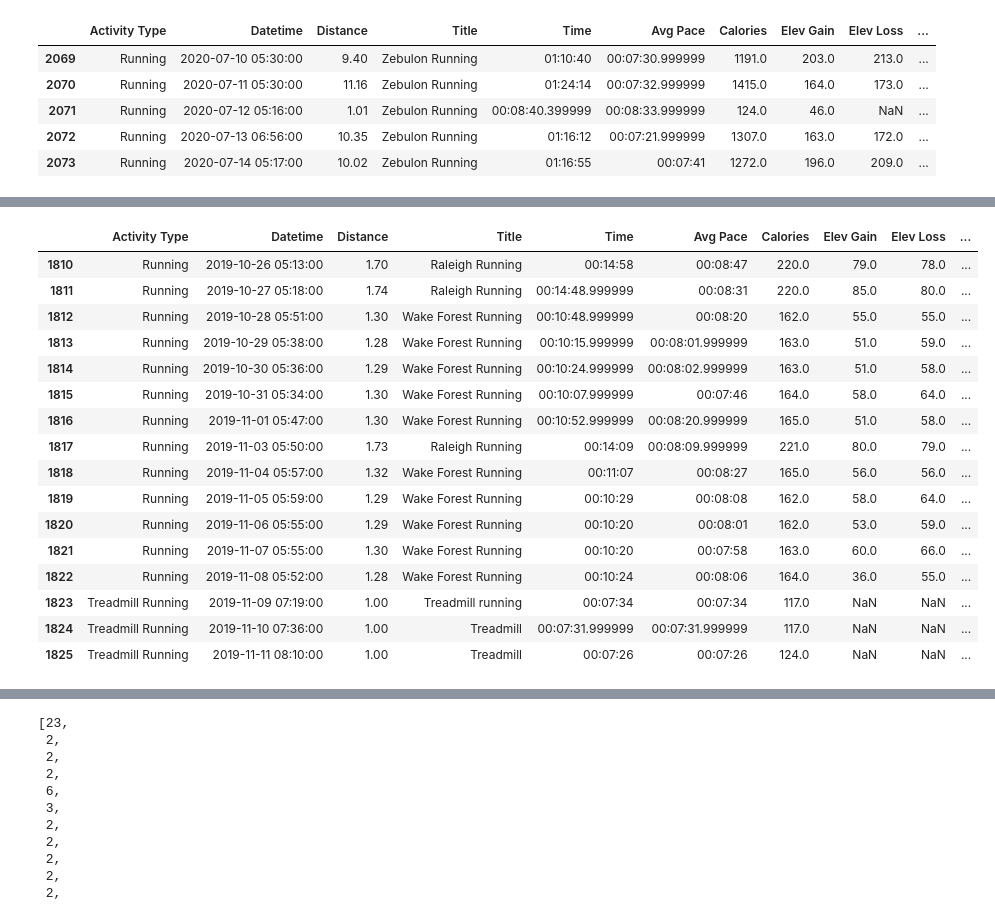
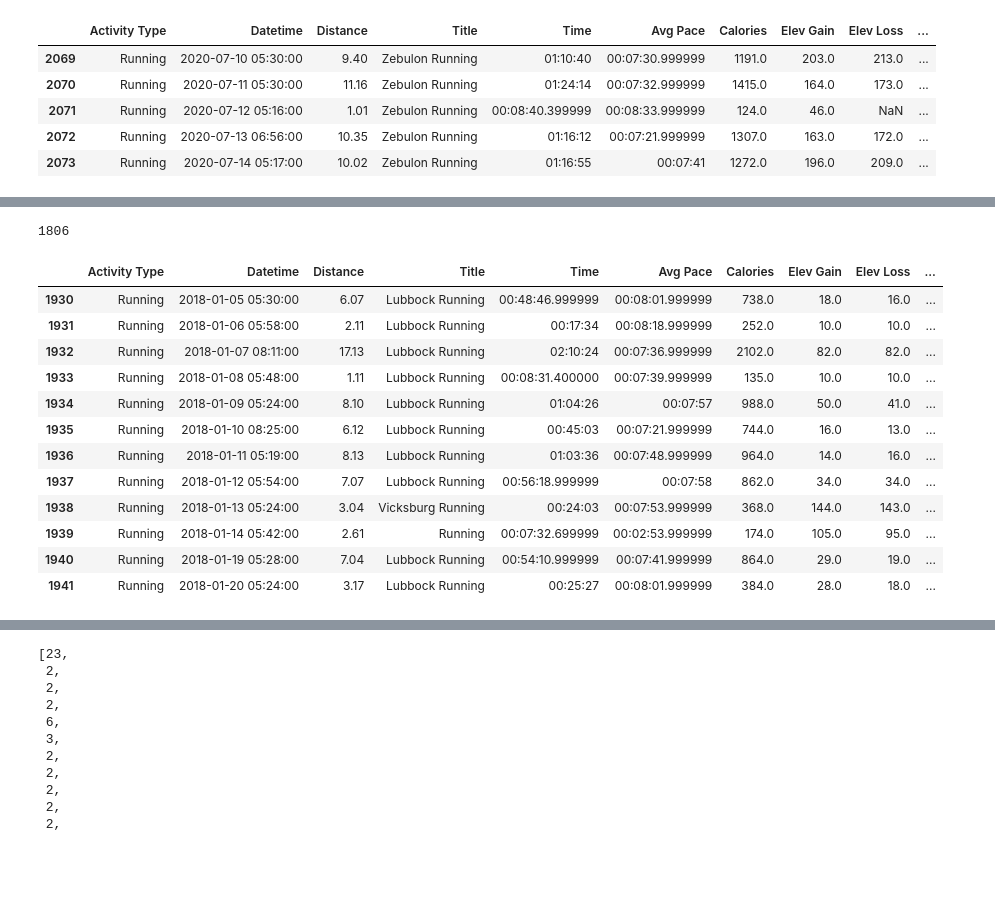
Before and after one commit to lilfetz22/Running_data, a Jupyter notebook: Running_Log.ipynb, the cells around one changed output, grey strips where cells are left out. Cells and saved outputs as stored; diff of their text form; code cells hidden in the pictures; blank space fills up the shorter version.

Commit message:
fixing streak data

```diff
--- a/Running_Log.ipynb
+++ b/Running_Log.ipynb
@@ -1867,0 +1896,40 @@ def streak_finder_fx(df, col):
+# %%
+manual_activities = {
+    'Activity Type': ['Running','Running','Running','Running','Running','Running'],
+    'Datetime': [datetime.datetime(2019,11,2,5,41,0),datetime.datetime(2019,11,28,7,43,0),
+    datetime.datetime(2018,1,15,5,42,0),datetime.datetime(2018,1,16,5,42,0),
+    datetime.datetime(2018,1,17,5,42,0),datetime.datetime(2018,1,18,5,42,0)],
+    'Distance': [1.78,8.05, 3,8,6,6],
+    'Title': ['Raleigh Running','Raleigh Running', 'Cruise running','Cruise running',
+              'Cruise running','Cruise running'],
+    'Time': [datetime.time(hour = 0, minute = 14, second = 16, microsecond = 0),
+             datetime.time(hour = 1, minute = 2, second = 29, microsecond = 0),
+             datetime.time(hour = 0, minute = 22, second = 30, microsecond = 0),
+             datetime.time(hour = 1, minute = 0, second = 0, microsecond = 0),
+             datetime.time(hour = 0, minute = 45, second = 0, microsecond = 0),
+             datetime.time(hour = 0, minute = 45, second = 0, microsecond = 0)],
+    'Avg Pace': [datetime.time(hour = 0, minute = 7, second = 59, microsecond = 0),
+                 datetime.time(hour = 0, minute = 7, second = 45, microsecond = 0),
+                 datetime.time(hour = 0, minute = 7, second = 30, microsecond = 0),
+                 datetime.time(hour = 0, minute = 7, second = 30, microsecond = 0),
+                 datetime.time(hour = 0, minute = 7, second = 30, microsecond = 0),
+                 datetime.time(hour = 0, minute = 7, second = 30, microsecond = 0)],
+    'Calories': [263,1182,1806,1032,774,774],
+    'Elev Gain': [64,132,np.nan,np.nan,np.nan,np.nan],
+    'Elev Loss': [64,142,np.nan,np.nan,np.nan,np.nan],
+    'Avg Stride Length': [np.nan,np.nan,np.nan,np.nan,np.nan,np.nan],
+    'Best Lap Time': [datetime.time(hour = 0, minute = 7, second = 21, microsecond = 0),
+                      datetime.time(hour = 0, minute = 7, second = 24, microsecond = 0),
+                      np.nan,np.nan,np.nan,np.nan],
+    'Best Pace': [datetime.time(hour = 0, minute = 0, second = 0, microsecond = 0),
+                  datetime.time(hour = 0, minute = 7, second = 24, microsecond = 0),
+                  np.nan,np.nan,np.nan,np.nan],
+    'Avg Run Cadence': [np.nan,np.nan,np.nan,np.nan,np.nan,np.nan],
+    'Max Run Cadence': [np.nan,np.nan,np.nan,np.nan,np.nan,np.nan],
+    'Number of Laps': [2,8,3,8,6,6],
+    'raw_note': [np.nan,np.nan,'on a cruise!','on a cruise!','on a cruise!','on a cruise!']
+}
+# %%
+man_act = pd.DataFrame.from_dict(manual_activities)
+# %%
+running_log = running_log.append(man_act,ignore_index=True)
@@ -1868,21 +1955,21 @@ def streak_finder_fx(df, col):
+# %%
+14*129
+# %% [output]
+1806
 # %%
-# running_log[running_log.Datetime == '2019-11-03 05:50:00']
-running_log.loc[1810:1825]
+# running_log[running_log.Datetime == '2018-01-28 06:59:00']
+running_log.loc[1930:1941]
 # %% [output]
 |  | Activity Type | Datetime | Distance | Title | Time | Avg Pace | Calories | Elev Gain | Elev Loss | ... |
-| 1810 | Running | 2019-10-26 05:13:00 | 1.70 | Raleigh Running | 00:14:58 | 00:08:47 | 220.0 | 79.0 | 78.0 | ... |
-| 1811 | Running | 2019-10-27 05:18:00 | 1.74 | Raleigh Running | 00:14:48.999999 | 00:08:31 | 220.0 | 85.0 | 80.0 | ... |
-| 1812 | Running | 2019-10-28 05:51:00 | 1.30 | Wake Forest Running | 00:10:48.999999 | 00:08:20 | 162.0 | 55.0 | 55.0 | ... |
-| 1813 | Running | 2019-10-29 05:38:00 | 1.28 | Wake Forest Running | 00:10:15.999999 | 00:08:01.999999 | 163.0 | 51.0 | 59.0 | ... |
-| 1814 | Running | 2019-10-30 05:36:00 | 1.29 | Wake Forest Running | 00:10:24.999999 | 00:08:02.999999 | 163.0 | 51.0 | 58.0 | ... |
-| 1815 | Running | 2019-10-31 05:34:00 | 1.30 | Wake Forest Running | 00:10:07.999999 | 00:07:46 | 164.0 | 58.0 | 64.0 | ... |
-| 1816 | Running | 2019-11-01 05:47:00 | 1.30 | Wake Forest Running | 00:10:52.999999 | 00:08:20.999999 | 165.0 | 51.0 | 58.0 | ... |
-| 1817 | Running | 2019-11-03 05:50:00 | 1.73 | Raleigh Running | 00:14:09 | 00:08:09.999999 | 221.0 | 80.0 | 79.0 | ... |
-| 1818 | Running | 2019-11-04 05:57:00 | 1.32 | Wake Forest Running | 00:11:07 | 00:08:27 | 165.0 | 56.0 | 56.0 | ... |
-| 1819 | Running | 2019-11-05 05:59:00 | 1.29 | Wake Forest Running | 00:10:29 | 00:08:08 | 162.0 | 58.0 | 64.0 | ... |
-| 1820 | Running | 2019-11-06 05:55:00 | 1.29 | Wake Forest Running | 00:10:20 | 00:08:01 | 162.0 | 53.0 | 59.0 | ... |
-| 1821 | Running | 2019-11-07 05:55:00 | 1.30 | Wake Forest Running | 00:10:20 | 00:07:58 | 163.0 | 60.0 | 66.0 | ... |
-| 1822 | Running | 2019-11-08 05:52:00 | 1.28 | Wake Forest Running | 00:10:24 | 00:08:06 | 164.0 | 36.0 | 55.0 | ... |
-| 1823 | Treadmill Running | 2019-11-09 07:19:00 | 1.00 | Treadmill running | 00:07:34 | 00:07:34 | 117.0 | NaN | NaN | ... |
-| 1824 | Treadmill Running | 2019-11-10 07:36:00 | 1.00 | Treadmill | 00:07:31.999999 | 00:07:31.999999 | 117.0 | NaN | NaN | ... |
-| 1825 | Treadmill Running | 2019-11-11 08:10:00 | 1.00 | Treadmill | 00:07:26 | 00:07:26 | 124.0 | NaN | NaN | ... |
+| 1930 | Running | 2018-01-05 05:30:00 | 6.07 | Lubbock Running | 00:48:46.999999 | 00:08:01.999999 | 738.0 | 18.0 | 16.0 | ... |
+| 1931 | Running | 2018-01-06 05:58:00 | 2.11 | Lubbock Running | 00:17:34 | 00:08:18.999999 | 252.0 | 10.0 | 10.0 | ... |
+| 1932 | Running | 2018-01-07 08:11:00 | 17.13 | Lubbock Running | 02:10:24 | 00:07:36.999999 | 2102.0 | 82.0 | 82.0 | ... |
+| 1933 | Running | 2018-01-08 05:48:00 | 1.11 | Lubbock Running | 00:08:31.400000 | 00:07:39.999999 | 135.0 | 10.0 | 10.0 | ... |
+| 1934 | Running | 2018-01-09 05:24:00 | 8.10 | Lubbock Running | 01:04:26 | 00:07:57 | 988.0 | 50.0 | 41.0 | ... |
+| 1935 | Running | 2018-01-10 08:25:00 | 6.12 | Lubbock Running | 00:45:03 | 00:07:21.999999 | 744.0 | 16.0 | 13.0 | ... |
+| 1936 | Running | 2018-01-11 05:19:00 | 8.13 | Lubbock Running | 01:03:36 | 00:07:48.999999 | 964.0 | 14.0 | 16.0 | ... |
+| 1937 | Running | 2018-01-12 05:54:00 | 7.07 | Lubbock Running | 00:56:18.999999 | 00:07:58 | 862.0 | 34.0 | 34.0 | ... |
+| 1938 | Running | 2018-01-13 05:24:00 | 3.04 | Vicksburg Running | 00:24:03 | 00:07:53.999999 | 368.0 | 144.0 | 143.0 | ... |
+| 1939 | Running | 2018-01-14 05:42:00 | 2.61 | Running | 00:07:32.699999 | 00:02:53.999999 | 174.0 | 105.0 | 95.0 | ... |
+| 1940 | Running | 2018-01-19 05:28:00 | 7.04 | Lubbock Running | 00:54:10.999999 | 00:07:41.999999 | 864.0 | 29.0 | 19.0 | ... |
+| 1941 | Running | 2018-01-20 05:24:00 | 3.17 | Lubbock Running | 00:25:27 | 00:08:01.999999 | 384.0 | 28.0 | 18.0 | ... |
```
Also changed, not shown: parts of 19 cells of this notebook.
